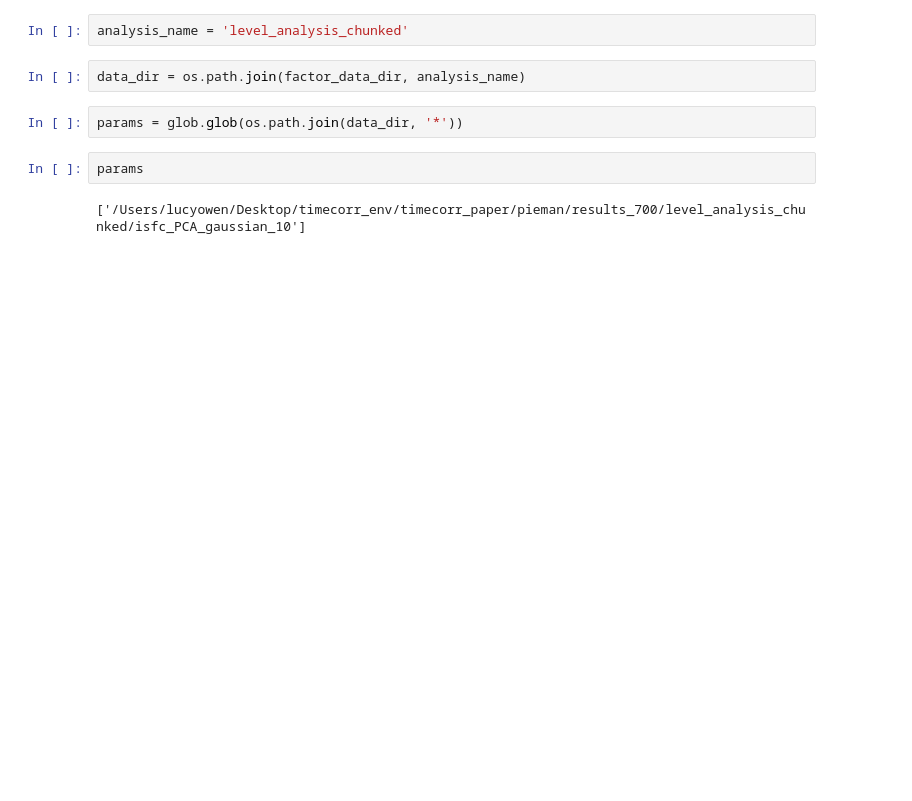
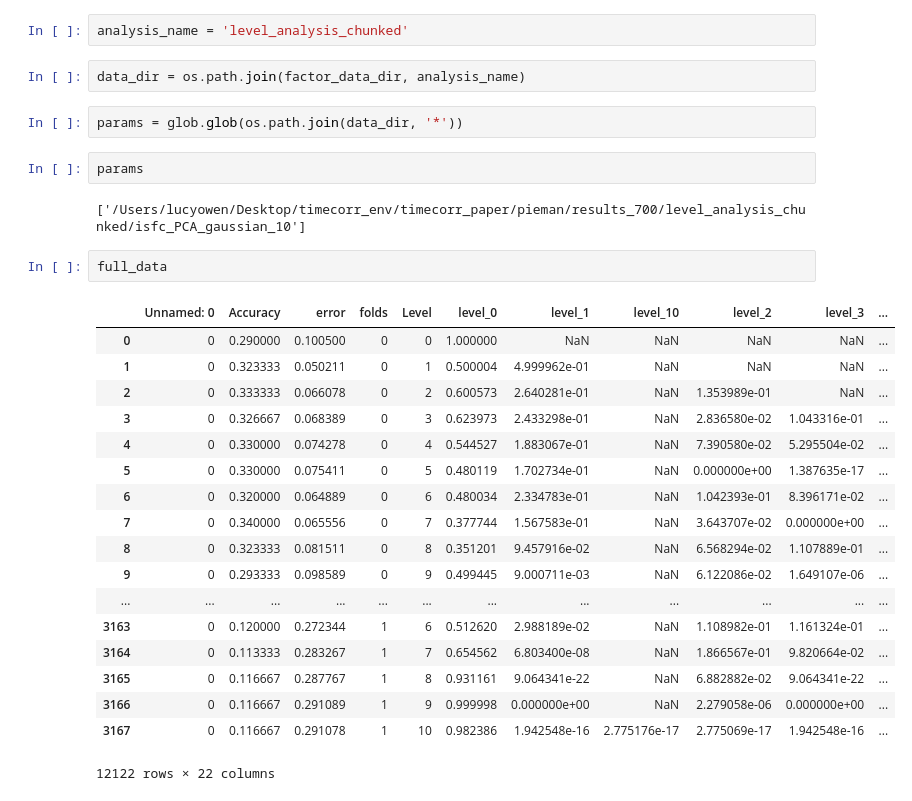
Before and after one commit to ContextLab/timecorr-paper, a Jupyter notebook: code/notebooks/pieman_optimized_levels.ipynb, the cells around one changed output. Saved outputs shown, nothing was run; the diff lists cells and outputs as text; blank space fills up the shorter version.

```diff
--- a/code/notebooks/pieman_optimized_levels.ipynb
+++ b/code/notebooks/pieman_optimized_levels.ipynb
@@ -388,6 +378,27 @@ params = glob.glob(os.path.join(data_dir, '*'))
 params
 # %% [output]
 ['/Users/lucyowen/Desktop/timecorr_env/timecorr_paper/pieman/results_700/level_analysis_chunked/isfc_PCA_gaussian_10']
+# %%
+full_data
+# %% [output]
+|  | Unnamed: 0 | Accuracy | error | folds | Level | level_0 | level_1 | level_10 | level_2 | level_3 | ... |
+| 0 | 0 | 0.290000 | 0.100500 | 0 | 0 | 1.000000 | NaN | NaN | NaN | NaN | ... |
+| 1 | 0 | 0.323333 | 0.050211 | 0 | 1 | 0.500004 | 4.999962e-01 | NaN | NaN | NaN | ... |
+| 2 | 0 | 0.333333 | 0.066078 | 0 | 2 | 0.600573 | 2.640281e-01 | NaN | 1.353989e-01 | NaN | ... |
+| 3 | 0 | 0.326667 | 0.068389 | 0 | 3 | 0.623973 | 2.433298e-01 | NaN | 2.836580e-02 | 1.043316e-01 | ... |
+| 4 | 0 | 0.330000 | 0.074278 | 0 | 4 | 0.544527 | 1.883067e-01 | NaN | 7.390580e-02 | 5.295504e-02 | ... |
+| 5 | 0 | 0.330000 | 0.075411 | 0 | 5 | 0.480119 | 1.702734e-01 | NaN | 0.000000e+00 | 1.387635e-17 | ... |
+| 6 | 0 | 0.320000 | 0.064889 | 0 | 6 | 0.480034 | 2.334783e-01 | NaN | 1.042393e-01 | 8.396171e-02 | ... |
+| 7 | 0 | 0.340000 | 0.065556 | 0 | 7 | 0.377744 | 1.567583e-01 | NaN | 3.643707e-02 | 0.000000e+00 | ... |
+| 8 | 0 | 0.323333 | 0.081511 | 0 | 8 | 0.351201 | 9.457916e-02 | NaN | 6.568294e-02 | 1.107889e-01 | ... |
+| 9 | 0 | 0.293333 | 0.098589 | 0 | 9 | 0.499445 | 9.000711e-03 | NaN | 6.122086e-02 | 1.649107e-06 | ... |
+| ... | ... | ... | ... | ... | ... | ... | ... | ... | ... | ... | ... |
+| 3163 | 0 | 0.120000 | 0.272344 | 1 | 6 | 0.512620 | 2.988189e-02 | NaN | 1.108982e-01 | 1.161324e-01 | ... |
+| 3164 | 0 | 0.113333 | 0.283267 | 1 | 7 | 0.654562 | 6.803400e-08 | NaN | 1.866567e-01 | 9.820664e-02 | ... |
+| 3165 | 0 | 0.116667 | 0.287767 | 1 | 8 | 0.931161 | 9.064341e-22 | NaN | 6.882882e-02 | 9.064341e-22 | ... |
+| 3166 | 0 | 0.116667 | 0.291089 | 1 | 9 | 0.999998 | 0.000000e+00 | NaN | 2.279058e-06 | 0.000000e+00 | ... |
+| 3167 | 0 | 0.116667 | 0.291078 | 1 | 10 | 0.982386 | 1.942548e-16 | 2.775176e-17 | 2.775069e-17 | 1.942548e-16 | ... |
+12122 rows × 22 columns
 # %%
 for p in params:
     param_name = os.path.basename(os.path.splitext(p)[0])
```
Also changed, not shown: parts of 8 cells of this notebook, 19 other files.
